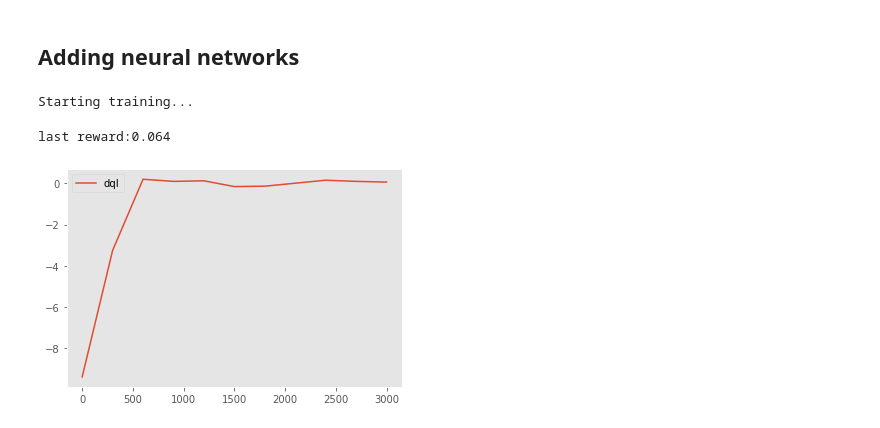
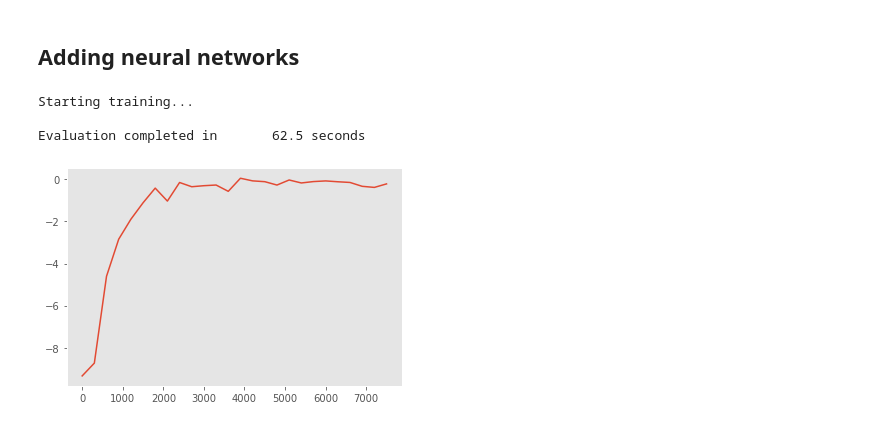
Before and after one commit to snv-ds/MADE-RL-homework, a Jupyter notebook: hw2.ipynb, the cells around one changed output. Cells and saved outputs as stored; diff of their text form; code cells hidden in the pictures.

```diff
--- a/hw2.ipynb
+++ b/hw2.ipynb
@@ -543,6 +538,5 @@ def conduct_experiments_dqs(env, model, n_cols, num_experiments=1000):
 # %%
-N_ROWS, N_COLS, N_WIN = 3, 3, 3
-N_EPOCHS = 3000
+N_EPOCHS = 7500
 N_EXP = 300
 EPS_INIT  = 0.9
 EPS_FINAL = 0.05
@@ -550,31 +544,28 @@ EPS_DECAY = 5000
 RM_SIZE = 100000
 GAMMA = 0.92
 BATCH_SIZE = 128
-LR = 0.001
 EXP_NUMBER = 1000
 # %%
 model = Network(N_COLS, N_ROWS)
-env = TicTacToe(n_rows=N_ROWS, n_cols=N_COLS, n_win=N_WIN)
+env = TicTacToe(n_rows=3, n_cols=3, n_win=3)
 optimizer = optim.Adam(model.parameters(), LR)
-dqn = AgentQLearn(env, GAMMA, model, optimizer, RM_SIZE, batch_size=BATCH_SIZE,
+dqn = AgentQLearn(env, model, optimizer, GAMMA, RM_SIZE, batch_size=BATCH_SIZE,
                   eps_init=EPS_INIT, eps_final=EPS_FINAL, eps_decay=EPS_DECAY)
 
 res = []
 start = time.time()
 print("Starting training...")
 for e in tqdm(range(N_EPOCHS + 1)):
-#     dqn.run_episode(e)
+    dqn.run_episode()
     if e % N_EXP == 0:
-        res.append(conduct_experiments_dqs(env, model, N_COLS, EXP_NUMBER))
+        res.append(dqn.evaluate_strategy(EXP_NUMBER))
+print(f"Evaluation completed in {time.time() - start:10.1f} seconds")
+res = [number / EXP_NUMBER for number in res]
+plt.plot(np.arange(0, N_EPOCHS + 1, N_EXP), res, label="dql")
+plt.grid()
+plt.show()
 # %% [output]
 Starting training...
+
+Evaluation completed in       62.5 seconds
+[figure, added]
-# %%
-res = [number / EXP_NUMBER for number in res]
-print("last reward:" + str(res[-1]))
-plt.plot(np.arange(0, N_EPOCHS + 1, N_EXP), res, label="dql")
-plt.grid()
-_ = plt.legend()
-plt.show()
-# %% [output]
-last reward:0.064
-[figure, removed]
```
Also changed, not shown: parts of 2 cells of this notebook.
